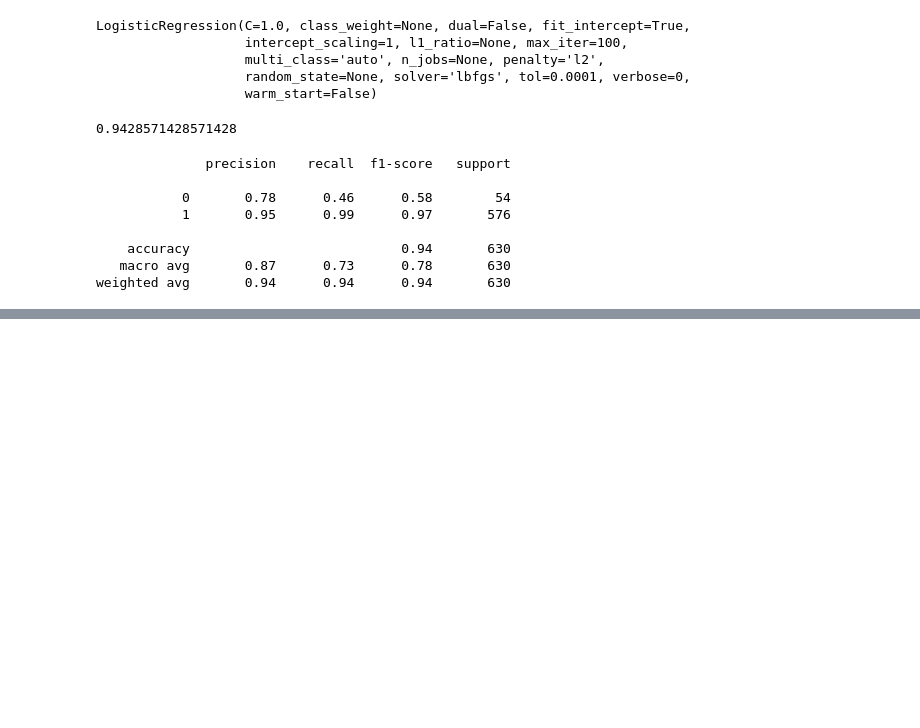
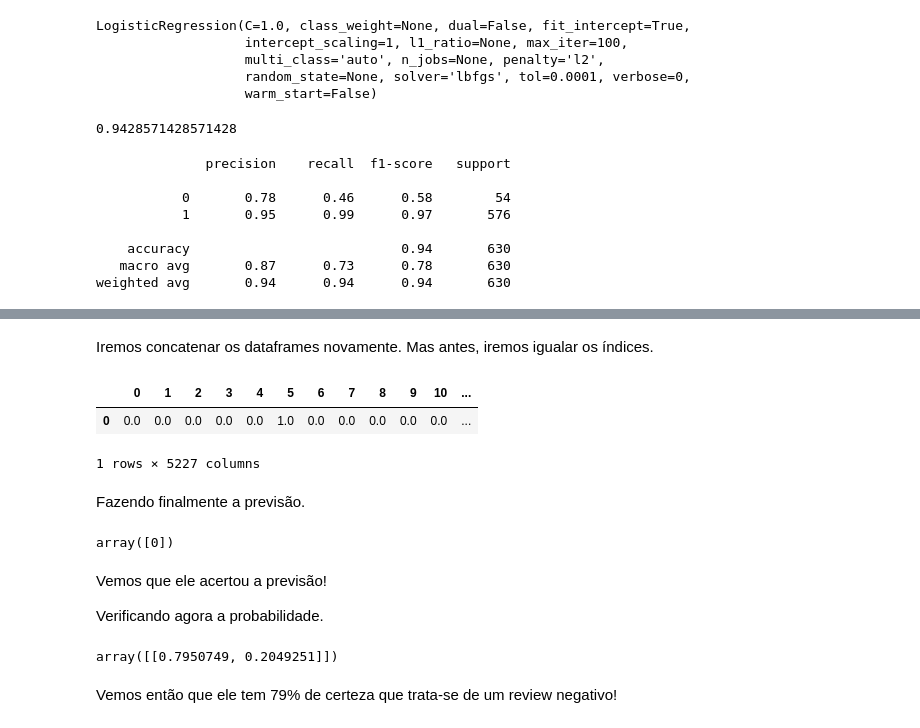
Before and after one commit to Mario-RJunior/relacoes-publicas-clientes-NLP, a Jupyter notebook: relacoes_publicas_NLP.ipynb, the cells around one changed output, grey strips where cells are left out. Drawn from its saved outputs; the diff is of its cells as text; code cells hidden in the pictures; blank space fills up the shorter version.

```diff
--- a/relacoes_publicas_NLP.ipynb
+++ b/relacoes_publicas_NLP.ipynb
@@ -813,0 +909,3 @@ weighted avg       0.94      0.94      0.94       630
+# %%
+# Vetorizando
+negative_countvectorizer = vec.transform(negative_df['verified_reviews'])
@@ -813,0 +932,30 @@ weighted avg       0.94      0.94      0.94       630
+# %% [markdown]
+Iremos concatenar os dataframes novamente. Mas antes, iremos igualar os índices.
+# %%
+# Igualando os índices
+negative_df.index = review.index
+
+# Concatenando os dataframes
+negative_final = pd.concat([negative_df, review], axis=1)
+negative_final
+# %% [output]
+|  | 0 | 1 | 2 | 3 | 4 | 5 | 6 | 7 | 8 | 9 | 10 | ... |
+| 0 | 0.0 | 0.0 | 0.0 | 0.0 | 0.0 | 1.0 | 0.0 | 0.0 | 0.0 | 0.0 | 0.0 | ... |
+1 rows × 5227 columns
+# %% [markdown]
+Fazendo finalmente a previsão.
+# %%
+log.predict(negative_final)
+# %% [output]
+array([0])
+# %% [markdown]
+Vemos que ele acertou a previsão!
+
+Verificando agora a probabilidade.
+# %%
+# Probabilidade
+log.predict_proba(negative_final)
+# %% [output]
+array([[0.7950749, 0.2049251]])
+# %% [markdown]
+Vemos então que ele tem 79% de certeza que trata-se de um review negativo!
```
Also changed, not shown: parts of 21 cells of this notebook.
